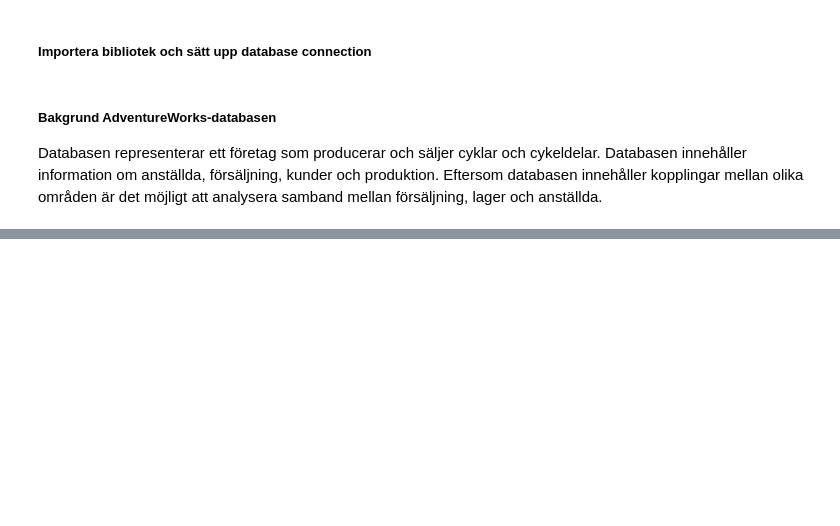
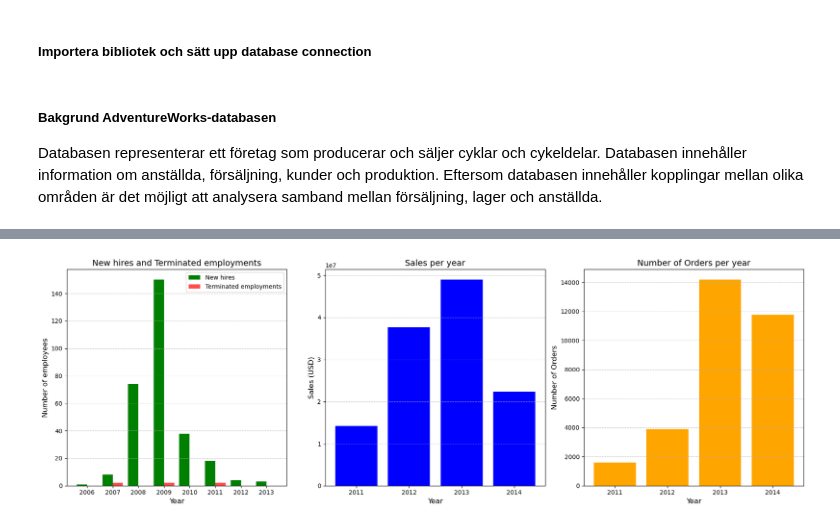
Before and after one commit to terese-eriksson/GitHub_SQL_Terese, a Jupyter notebook: Kunskapskontroll_SQL_Terese.ipynb, the cells around one changed output, grey strips where cells are left out. Saved outputs shown, nothing was run; the diff lists cells and outputs as text; code cells hidden in the pictures; blank space fills up the shorter version.

```diff
--- a/Kunskapskontroll_SQL_Terese.ipynb
+++ b/Kunskapskontroll_SQL_Terese.ipynb
@@ -1287,0 +436,83 @@ plt.show()
+# %%
+# New hires, terminated employments, sales and number of orders per year.
+
+# Queries that retrives number of new hires and terminated employees by department, sales and number of orders per year.
+query_hires = '''
+SELECT
+    YEAR(HireDate) AS Year,
+    SUM(CASE WHEN HireDate IS NOT NULL THEN 1 ELSE 0 END) AS EmployeeCount_Hired,
+    SUM(CASE WHEN EndDate IS NOT NULL THEN 1 ELSE 0 END) AS EmployeeCount_Ended
+FROM
+    HumanResources.Employee E
+LEFT JOIN
+    HumanResources.EmployeeDepartmentHistory EDH
+    ON E.BusinessEntityID = EDH.BusinessEntityID
+GROUP BY
+    YEAR(HireDate)
+ORDER BY
+    YEAR(HireDate);
+'''
+
+query_sales = '''
+SELECT
+    YEAR(OrderDate) AS Year,
+    SUM(TotalDue) AS SalesAmount
+FROM
+    Sales.SalesOrderHeader
+GROUP BY
+    YEAR(OrderDate)
+ORDER BY
+    YEAR(OrderDate);
+'''
+
+query_orders = '''
+SELECT
+    YEAR(OrderDate) AS Year,
+    COUNT(SalesOrderID) AS OrderCount
+FROM
+    Sales.SalesOrderHeader
+GROUP BY
+    YEAR(OrderDate)
+ORDER BY
+    YEAR(OrderDate);
+'''
+
+# Läs in data från SQL
+hires_df = pd.read_sql(query_hires, engine)
+sales_df = pd.read_sql(query_sales, engine)
+orders_df = pd.read_sql(query_orders, engine)
+
+# Plot data
+fig, axes = plt.subplots(1, 3, figsize=(18, 6))
+
+# 1:
+width = 0.4
+axes[0].bar(hires_df["Year"] - width/2, hires_df["EmployeeCount_Hired"], width=width, color="green", label="New hires")
+axes[0].bar(hires_df["Year"] + width/2, hires_df["EmployeeCount_Ended"], width=width, color="red", label="Terminated employments", alpha=0.7)
+axes[0].set_title("New hires and Terminated employments", fontsize=14)
+axes[0].set_xlabel("Year", fontsize=12)
+axes[0].set_ylabel("Number of employees", fontsize=12)
+axes[0].set_xticks(hires_df["Year"])
+axes[0].legend()
+axes[0].grid(axis="y", linestyle="--", alpha=0.7)
+
+# 2:
+axes[1].bar(sales_df["Year"], sales_df["SalesAmount"], color="blue", label="Sales")
+axes[1].set_title("Sales per year", fontsize=14)
+axes[1].set_xlabel("Year", fontsize=12)
+axes[1].set_ylabel("Sales (USD)", fontsize=12)
+axes[1].set_xticks(sales_df["Year"])
+axes[1].grid(axis="y", linestyle="--", alpha=0.7)
+
+# 3:
+axes[2].bar(orders_df["Year"], orders_df["OrderCount"], color="orange", label="Number of Orders")
+axes[2].set_title("Number of Orders per year", fontsize=14)
+axes[2].set_xlabel("Year", fontsize=12)
+axes[2].set_ylabel("Number of Orders", fontsize=12)
+axes[2].set_xticks(orders_df["Year"])
+axes[2].grid(axis="y", linestyle="--", alpha=0.7)
+
+plt.tight_layout()
+plt.show()
+# %% [output]
+[figure, added]
```
Also changed, not shown: parts of 55 cells of this notebook.
